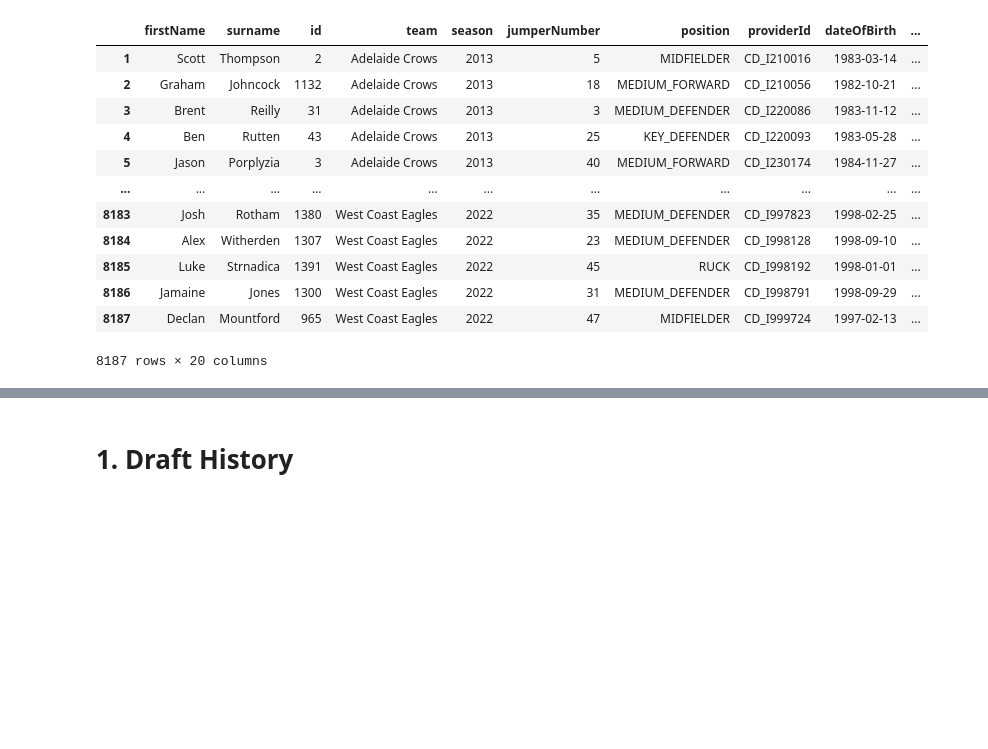
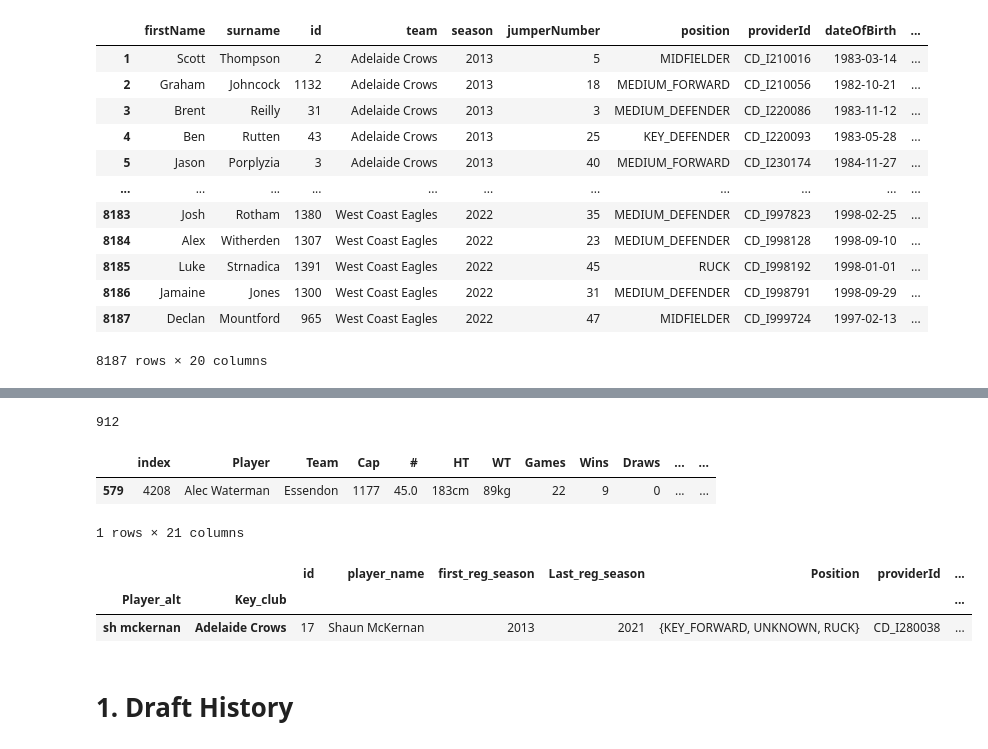
Before and after one commit to JamesB112/AFL-Research-Repository, a Jupyter notebook: notebooks/Pre_Processing.ipynb, the cells around one changed output, grey strips where cells are left out. Drawn from its saved outputs; the diff is of its cells as text; code cells hidden in the pictures; blank space fills up the shorter version.

```diff
--- a/notebooks/Pre_Processing.ipynb
+++ b/notebooks/Pre_Processing.ipynb
@@ -230,5 +247,21 @@ full_draft
 | za williams | GWS Giants | 483 | Zac Williams | 2013 | 2022 | {MEDIUM_DEFENDER, UNKNOWN} | CD_I294685 | ... |
 |  | Geelong Cats | 8397 | Zane Williams | 2022 | 2022 | {MEDIUM_FORWARD} | CD_I1013038 | ... |
 1833 rows × 19 columns
+# %%
+full_draft[(full_draft['debutYear'].notna()) & (full_draft['Total_Clubs'].isna())].size
+# %% [output]
+912
+# %%
+afltable_hist[afltable_hist['Player'] == 'Alec Waterman']
+# %% [output]
+|  | index | Player | Team | Cap | # | HT | WT | Games | Wins | Draws | ... | ... |
+| 579 | 4208 | Alec Waterman | Essendon | 1177 | 45.0 | 183cm | 89kg | 22 | 9 | 0 | ... | ... |
+1 rows × 21 columns
+# %%
+full_draft[full_draft['player_name'] == 'Shaun McKernan']
+# %% [output]
+|  |  | id | player_name | first_reg_season | Last_reg_season | Position | providerId | ... |
+| Player_alt | Key_club |  |  |  |  |  |  | ... |
+| sh mckernan | Adelaide Crows | 17 | Shaun McKernan | 2013 | 2021 | {KEY_FORWARD, UNKNOWN, RUCK} | CD_I280038 | ... |
 # %% [markdown]
 # 1. Draft History
```
Also changed, not shown: parts of 6 cells of this notebook, 4 other files.
